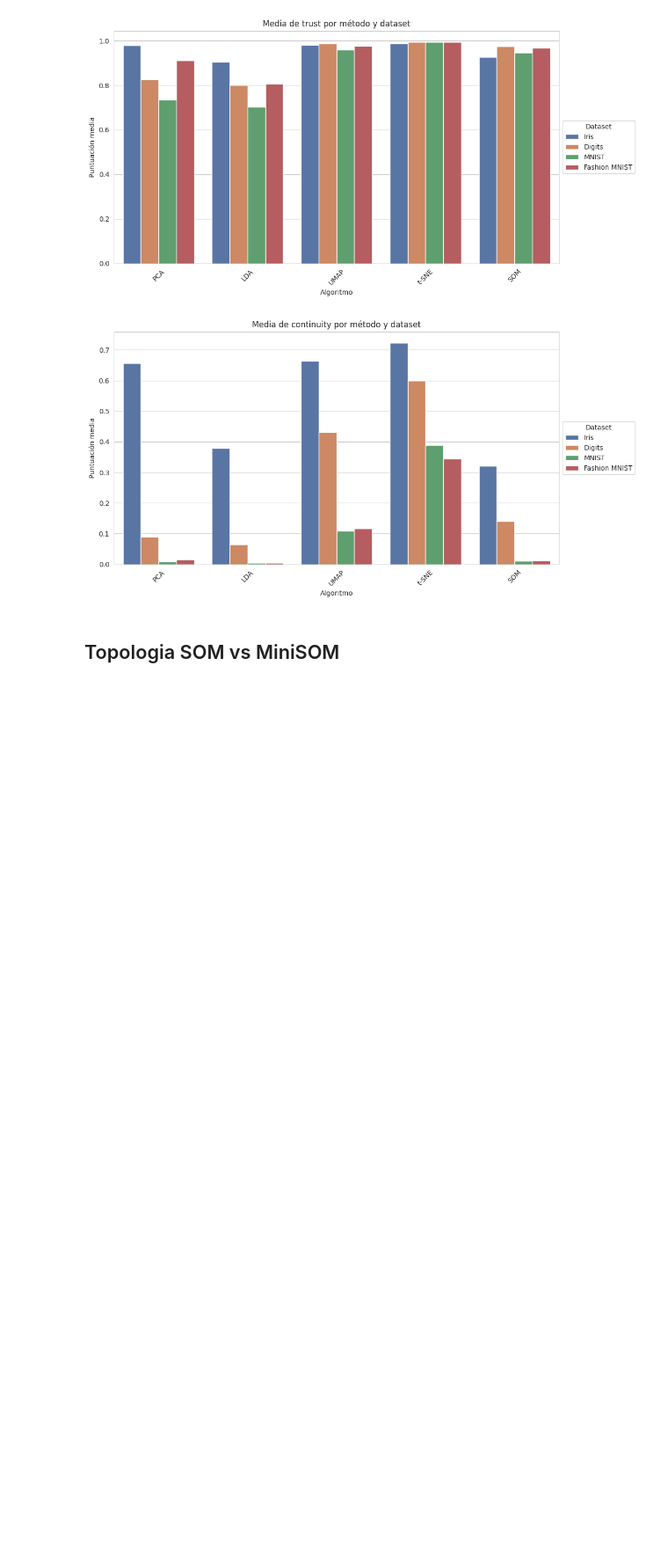
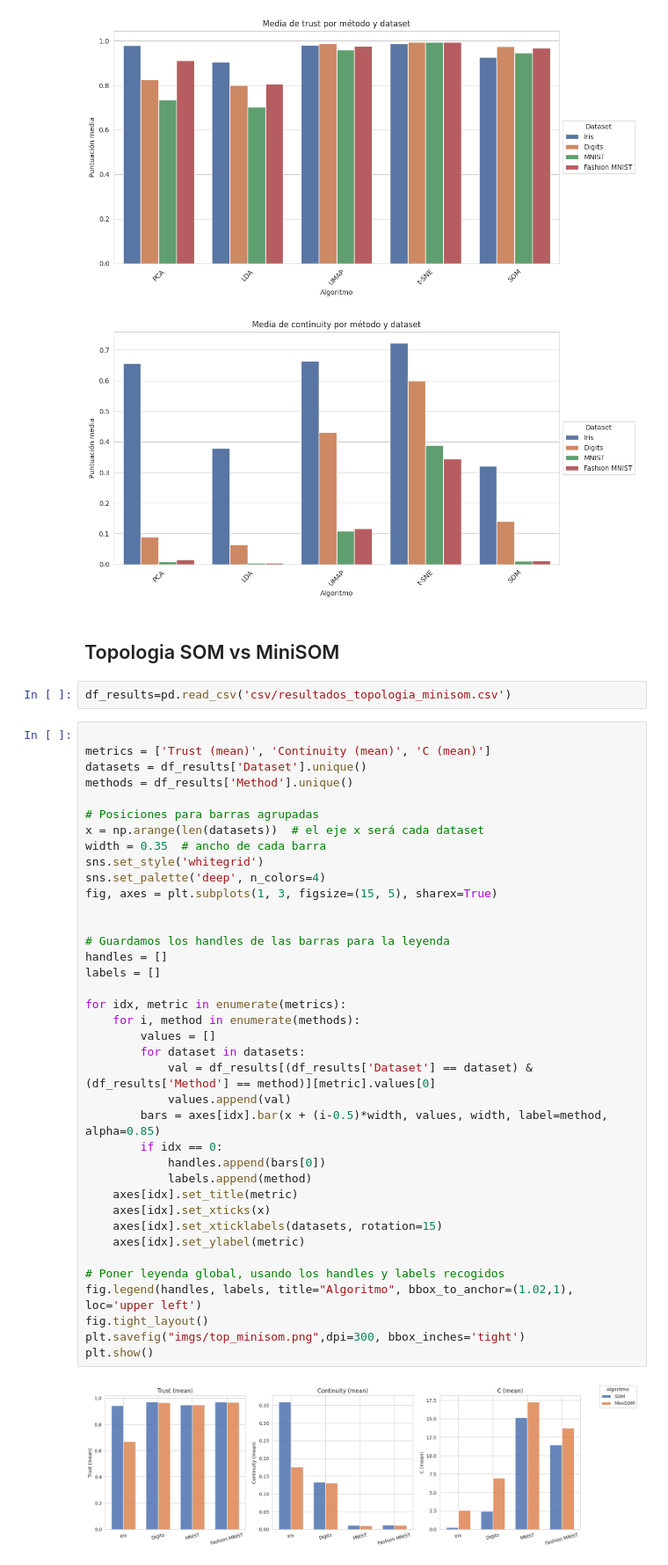
Before and after one commit to JaumeSanCol/TFG, a Jupyter notebook: experimentos/exps_topologia/G-graficas_topologia.ipynb, the cells around one changed output. Shown: that part at 88% size. Drawn from its saved outputs; the diff is of its cells as text; blank space fills up the shorter version.

```diff
--- a/experimentos/exps_topologia/G-graficas_topologia.ipynb
+++ b/experimentos/exps_topologia/G-graficas_topologia.ipynb
@@ -32,3 +33,45 @@ for metrica in metricas:
 [figure]
 # %% [markdown]
 ## Topologia SOM vs MiniSOM
+# %%
+df_results=pd.read_csv('csv/resultados_topologia_minisom.csv')
+# %%
+
+metrics = ['Trust (mean)', 'Continuity (mean)', 'C (mean)']
+datasets = df_results['Dataset'].unique()
+methods = df_results['Method'].unique()
+
+# Posiciones para barras agrupadas
+x = np.arange(len(datasets))  # el eje x será cada dataset
+width = 0.35  # ancho de cada barra
+sns.set_style('whitegrid')
+sns.set_palette('deep', n_colors=4)
+fig, axes = plt.subplots(1, 3, figsize=(15, 5), sharex=True)
+
+
+# Guardamos los handles de las barras para la leyenda
+handles = []
+labels = []
+
+for idx, metric in enumerate(metrics):
+    for i, method in enumerate(methods):
+        values = []
+        for dataset in datasets:
+            val = df_results[(df_results['Dataset'] == dataset) & (df_results['Method'] == method)][metric].values[0]
+            values.append(val)
+        bars = axes[idx].bar(x + (i-0.5)*width, values, width, label=method, alpha=0.85)
+        if idx == 0:
+            handles.append(bars[0])
+            labels.append(method)
+    axes[idx].set_title(metric)
+    axes[idx].set_xticks(x)
+    axes[idx].set_xticklabels(datasets, rotation=15)
+    axes[idx].set_ylabel(metric)
+
+# Poner leyenda global, usando los handles y labels recogidos
+fig.legend(handles, labels, title="Algoritmo", bbox_to_anchor=(1.02,1), loc='upper left')
+fig.tight_layout()
+plt.savefig("imgs/top_minisom.png",dpi=300, bbox_inches='tight')
+plt.show()
+# %% [output]
+[figure, added]
```
Also changed, not shown: parts of 1 cell of this notebook, 40 other files.
